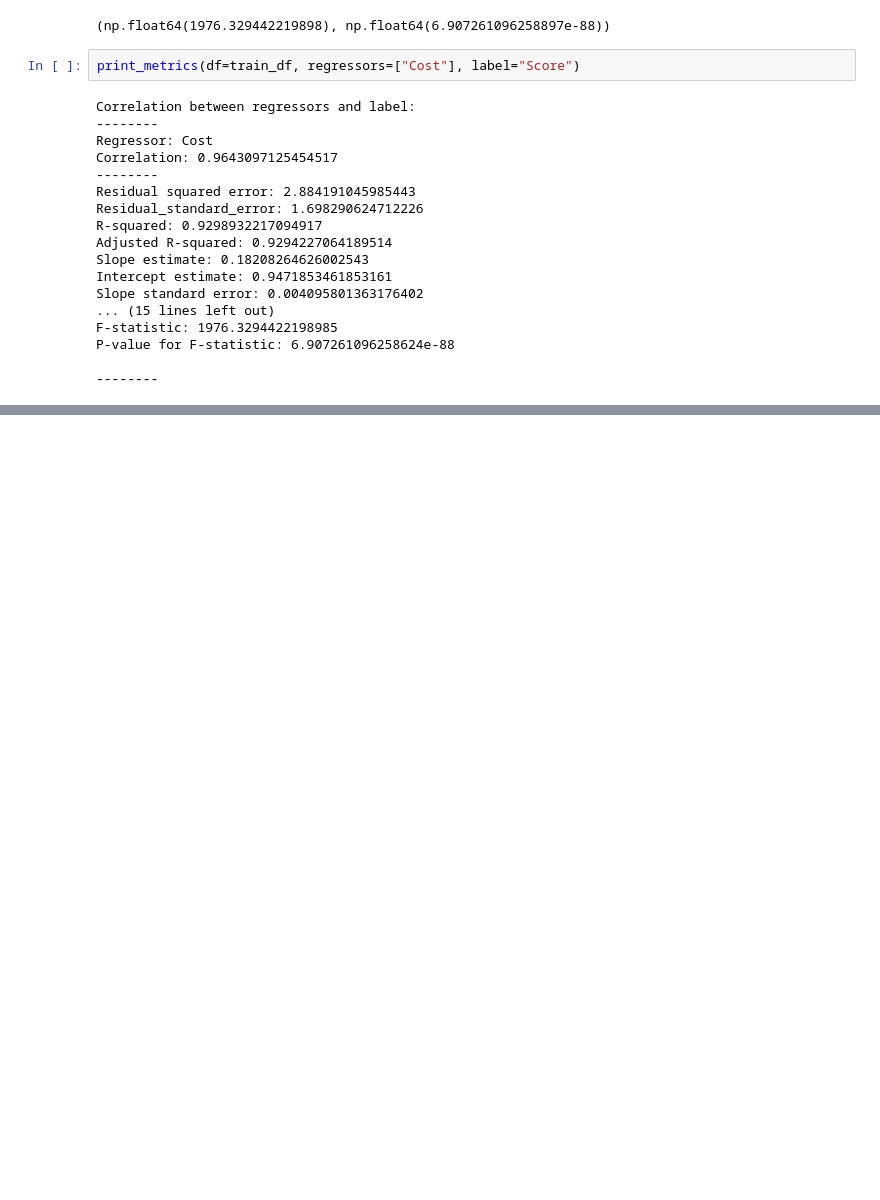
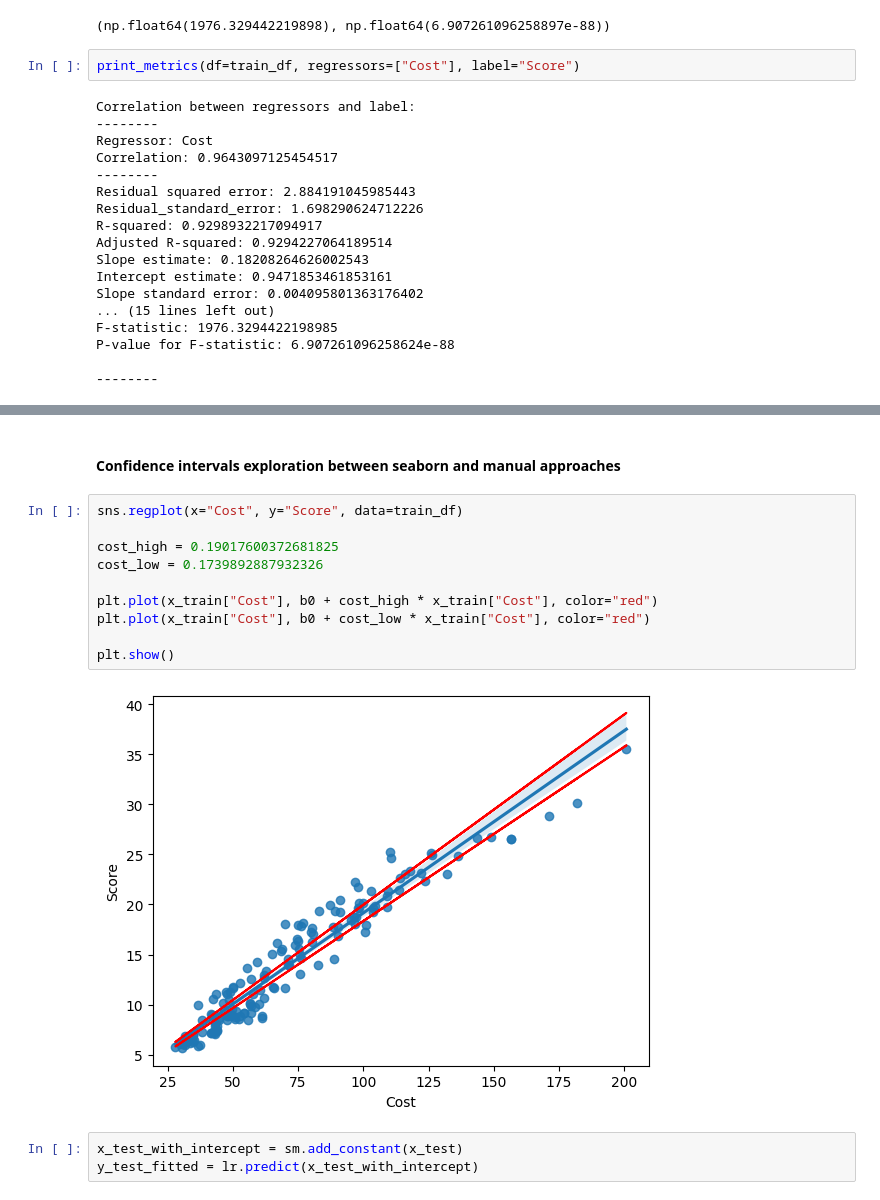
Before and after one commit to MeetPatel89/soccer_simple_reg, a Jupyter notebook: notebooks/soccer_simple_lin_reg.ipynb, the cells around one changed output, grey strips where cells are left out. Drawn from its saved outputs; the diff is of its cells as text; blank space fills up the shorter version.

Commit message:
explore fitted line using matplotlib and seaborn, test fitted line on test/hold-out dataset to eyeball obvious discrepancies

```diff
--- a/notebooks/soccer_simple_lin_reg.ipynb
+++ b/notebooks/soccer_simple_lin_reg.ipynb
@@ -161,0 +172,17 @@ P-value for F-statistic: 6.907261096258624e-88
+# %% [markdown]
+#### Confidence intervals exploration between seaborn and manual approaches
+# %%
+sns.regplot(x="Cost", y="Score", data=train_df)
+
+cost_high = 0.19017600372681825
+cost_low = 0.1739892887932326
+
+plt.plot(x_train["Cost"], b0 + cost_high * x_train["Cost"], color="red")
+plt.plot(x_train["Cost"], b0 + cost_low * x_train["Cost"], color="red")
+
+plt.show()
+# %% [output]
+[figure, added]
+# %%
+x_test_with_intercept = sm.add_constant(x_test)
+y_test_fitted = lr.predict(x_test_with_intercept)
```
Also changed, not shown: parts of 6 cells of this notebook.
